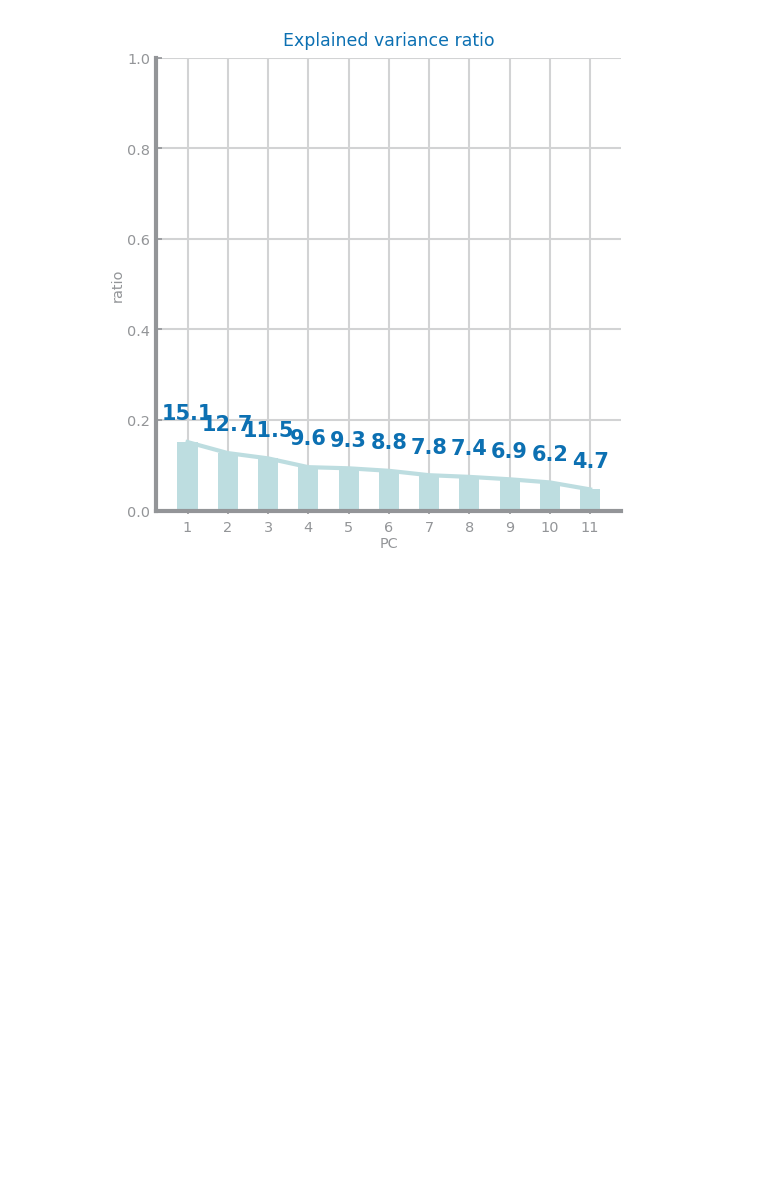
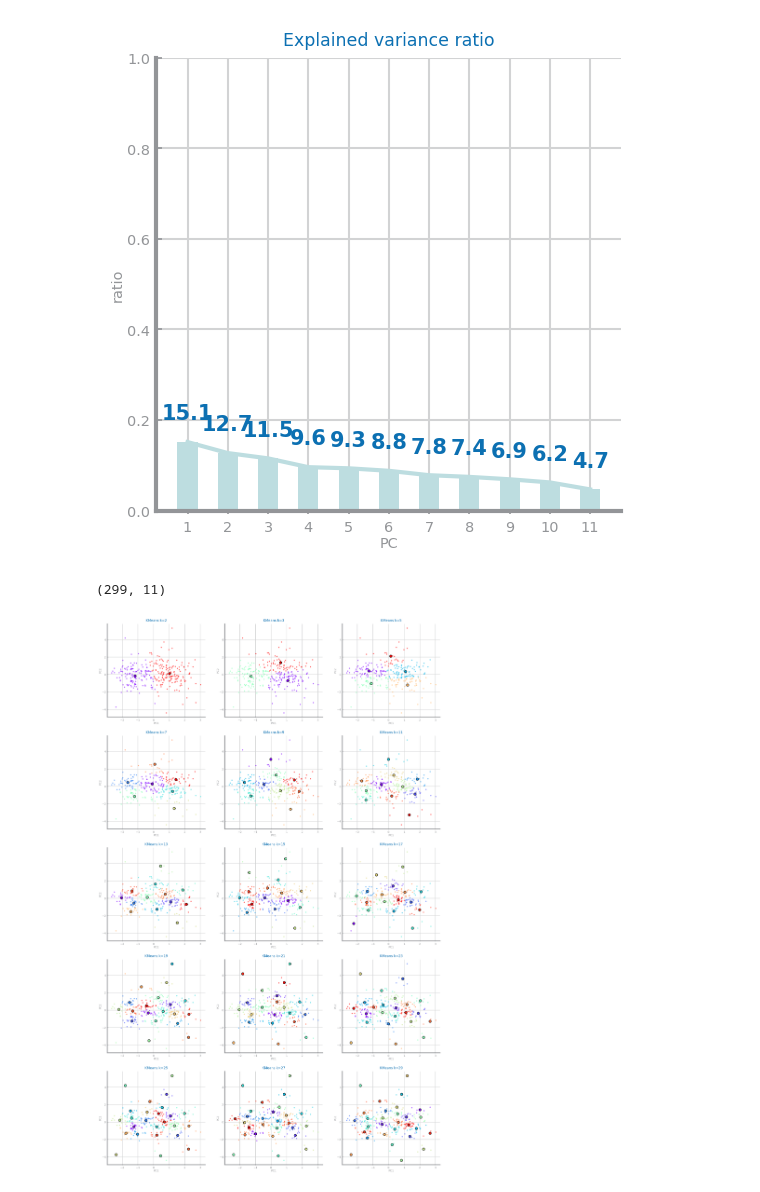
Before and after one commit to joaofbravo/CD_G20, a Jupyter notebook: H - PCA.ipynb, the cells around one changed output. Cells and saved outputs as stored; diff of their text form; code cells hidden in the pictures; blank space fills up the shorter version.

```diff
--- a/H - PCA.ipynb
+++ b/H - PCA.ipynb
@@ -38,3 +38,35 @@ for i, v in enumerate(pca.explained_variance_ratio_):
 plt.show()
 # %% [output]
 [figure]
+# %%
+transf = pca.transform(data)
+transf.shape
+# %% [output]
+(299, 11)
+# %%
+data = pd.DataFrame(transf[:,:2], columns=['PC1', 'PC2'])
+eixo_x = 0
+eixo_y = 1
+
+N_CLUSTERS = [2, 3, 5, 7, 9, 11, 13, 15, 17, 19, 21, 23, 25, 27, 29]
+rows, cols = ds.choose_grid(len(N_CLUSTERS))
+
+from sklearn.cluster import KMeans
+from sklearn.metrics import silhouette_score
+
+mse: list = []
+sc: list = []
+_, axs = plt.subplots(rows, cols, figsize=(cols*5, rows*5), squeeze=False)
+i, j = 0, 0
+for n in range(len(N_CLUSTERS)):
+    k = N_CLUSTERS[n]
+    estimator = KMeans(n_clusters=k)
+    estimator.fit(data)
+    mse.append(estimator.inertia_)
+    sc.append(silhouette_score(data, estimator.labels_))
+    ds.plot_clusters(data, eixo_x, eixo_y, estimator.labels_.astype(float), estimator.cluster_centers_, k,
+                     f'KMeans k={k}', ax=axs[i,j])
+    i, j = (i + 1, 0) if (n+1) % cols == 0 else (i, j + 1)
+plt.show()
+# %% [output]
+[figure, added]
```
Also changed, not shown: parts of 13 cells of this notebook, 5 other files.
